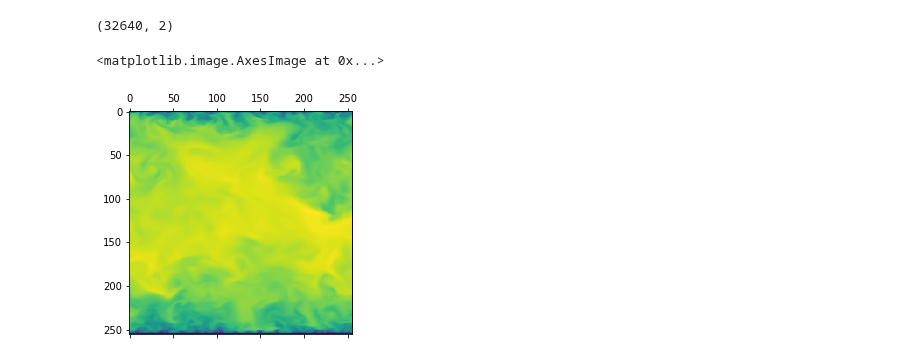
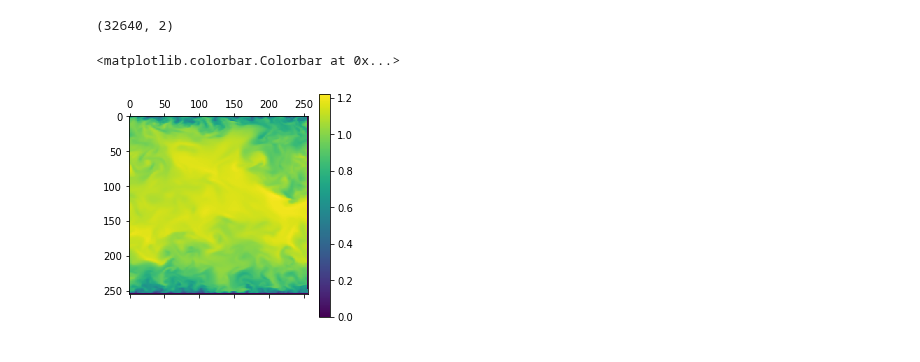
Before and after one commit to Theosau/superresolution, a Jupyter notebook: sample.ipynb, the cells around one changed output. Cells and saved outputs as stored; diff of their text form; code cells hidden in the pictures.

```diff
--- a/sample.ipynb
+++ b/sample.ipynb
@@ -61,5 +66,12 @@ vs_interp = griddata(coords_flattened_2d, vs2d_flattened, (yeval, xeval), method
+# %%
+xeval =  np.expand_dims(np.transpose(xeval, axes=(1, 0)), axis=-1)
+yeval =  np.expand_dims(np.transpose(yeval, axes=(1, 0)), axis=-1)
+us_interp =  np.transpose(us_interp, axes=(1, 0, 2))
+vs_interp =  np.transpose(vs_interp, axes=(1, 0, 2))
+ps_interp =  np.transpose(ps_interp, axes=(1, 0, 2))
 # %%
-plt.matshow(us_interp.squeeze().T)
+plt.matshow(us_interp[...,0])
+plt.colorbar()
 # %% [output]
-<matplotlib.image.AxesImage at 0x...>
+<matplotlib.colorbar.Colorbar at 0x...>
-[figure, old version]
+[figure, new version]
```
Also changed, not shown: parts of 7 cells of this notebook.
